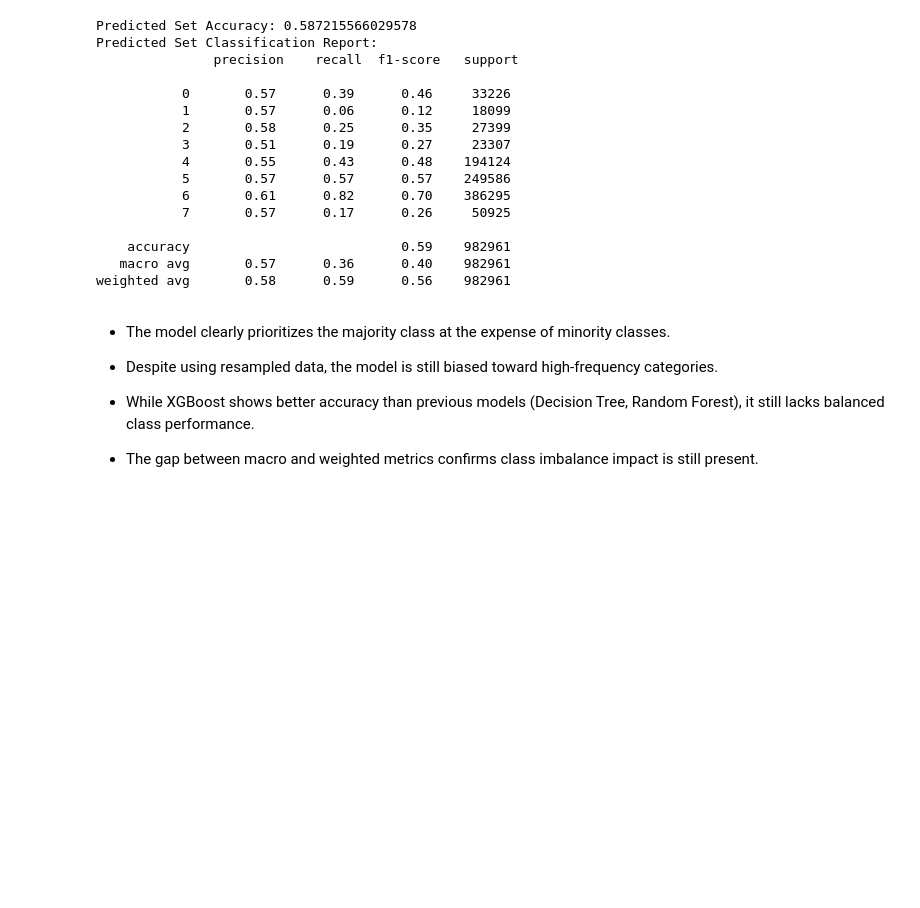
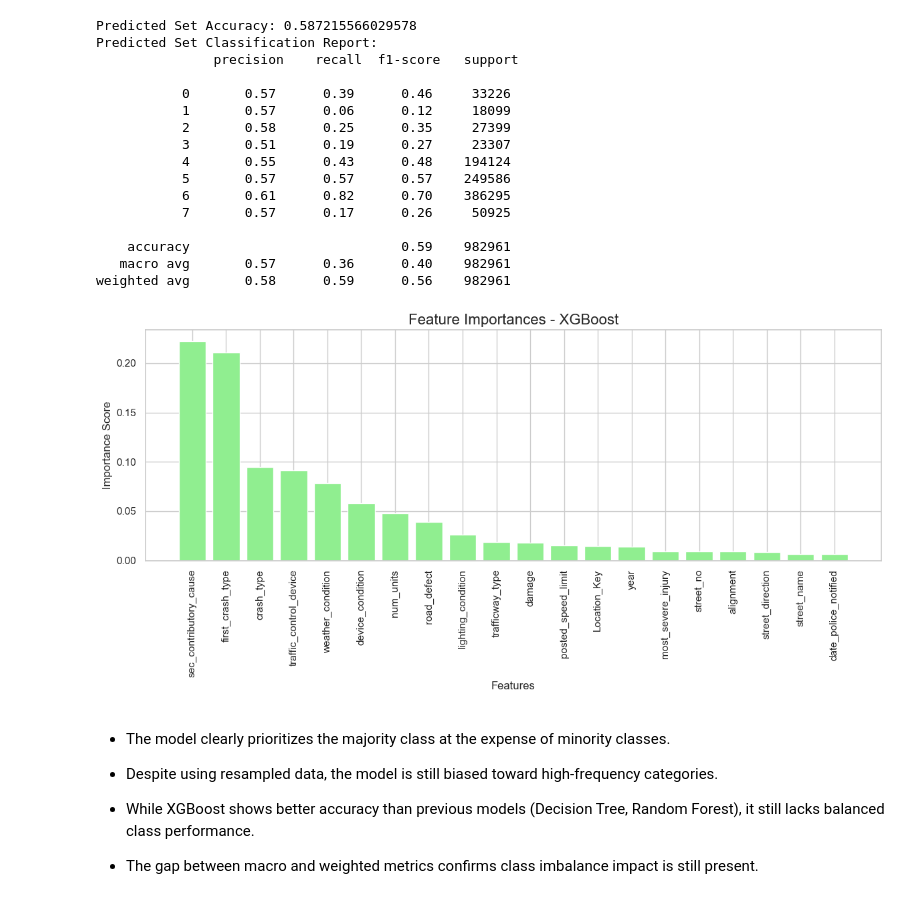
Before and after one commit to felix-musau/phase_4_group_7, a Jupyter notebook: index2.ipynb, the cells around one changed output. Saved outputs shown, nothing was run; the diff lists cells and outputs as text; code cells hidden in the pictures; blank space fills up the shorter version.

```diff
--- a/index2.ipynb
+++ b/index2.ipynb
@@ -1257,6 +1273,22 @@ Predicted Set Classification Report:
     accuracy                           0.59    982961
    macro avg       0.57      0.36      0.40    982961
 weighted avg       0.58      0.59      0.56    982961
+# %%
+# ploting feature importance for XGBoost model
+importances = xgb_clf.feature_importances_
+indices = np.argsort(importances)[::-1]
+features = X_resampled.columns
+# Visualizing feature importance
+plt.figure(figsize=(12, 6))
+plt.title("Feature Importances - XGBoost", fontsize=16)
+plt.bar(range(X_resampled.shape[1]), importances[indices], align='center', color='lightgreen')
+plt.xticks(range(X_resampled.shape[1]), [features[i] for i in indices], rotation=90)
+plt.xlabel("Features", fontsize=12)
+plt.ylabel("Importance Score", fontsize=12)
+plt.tight_layout()
+plt.show()
+# %% [output]
+[figure, added]
 # %% [markdown]
 * The model clearly prioritizes the majority class at the expense of minority classes.
 
```
Also changed, not shown: parts of 19 cells of this notebook, 3 other files.
